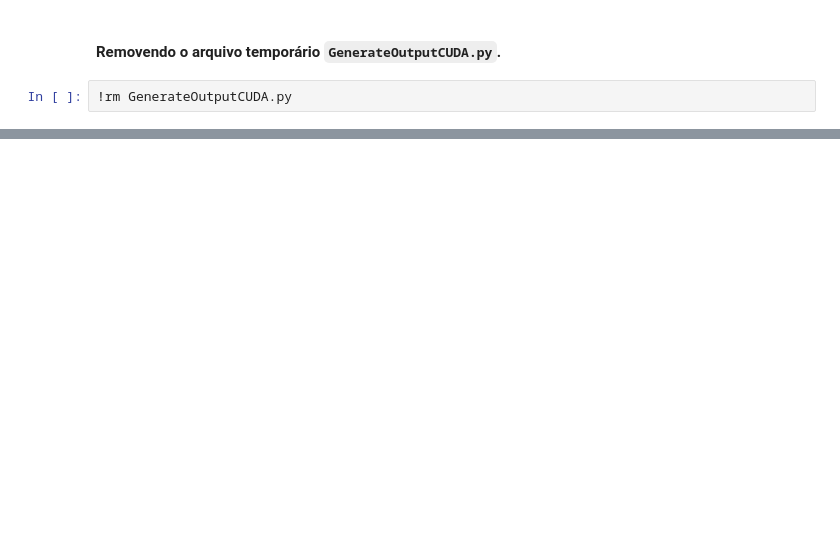
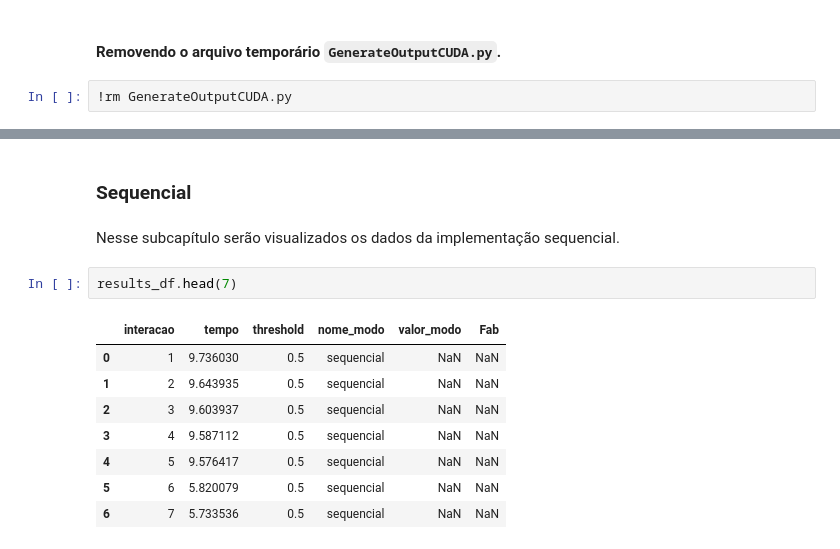
Before and after one commit to igorssant/UESC-codigos-pos-graduacao, a Jupyter notebook: processamento_paralelo/presentation/CUDA.ipynb, the cells around one changed output, grey strips where cells are left out. Saved outputs shown, nothing was run; the diff lists cells and outputs as text; blank space fills up the shorter version.

```diff
--- a/processamento_paralelo/presentation/CUDA.ipynb
+++ b/processamento_paralelo/presentation/CUDA.ipynb
@@ -331,0 +384,15 @@ Esses comando foram executados no Pop!_OS 24.04 LTS.
+# %% [markdown]
+### Sequencial
+# %% [markdown]
+Nesse subcapítulo serão visualizados os dados da implementação sequencial.
+# %%
+results_df.head(7)
+# %% [output]
+|  | interacao | tempo | threshold | nome_modo | valor_modo | Fab |
+| 0 | 1 | 9.736030 | 0.5 | sequencial | NaN | NaN |
+| 1 | 2 | 9.643935 | 0.5 | sequencial | NaN | NaN |
+| 2 | 3 | 9.603937 | 0.5 | sequencial | NaN | NaN |
+| 3 | 4 | 9.587112 | 0.5 | sequencial | NaN | NaN |
+| 4 | 5 | 9.576417 | 0.5 | sequencial | NaN | NaN |
+| 5 | 6 | 5.820079 | 0.5 | sequencial | NaN | NaN |
+| 6 | 7 | 5.733536 | 0.5 | sequencial | NaN | NaN |
```
Also changed, not shown: parts of 46 cells of this notebook, 2 other files.
